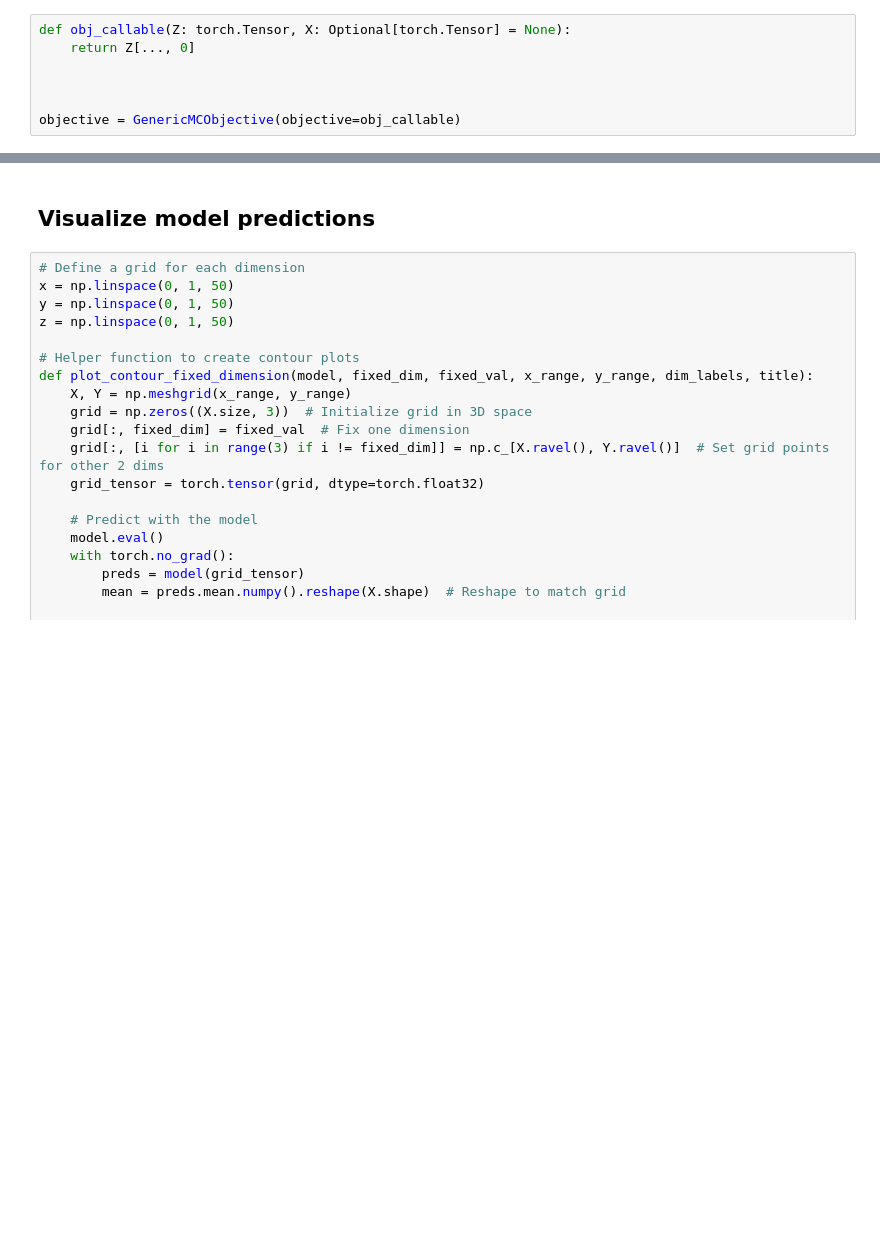
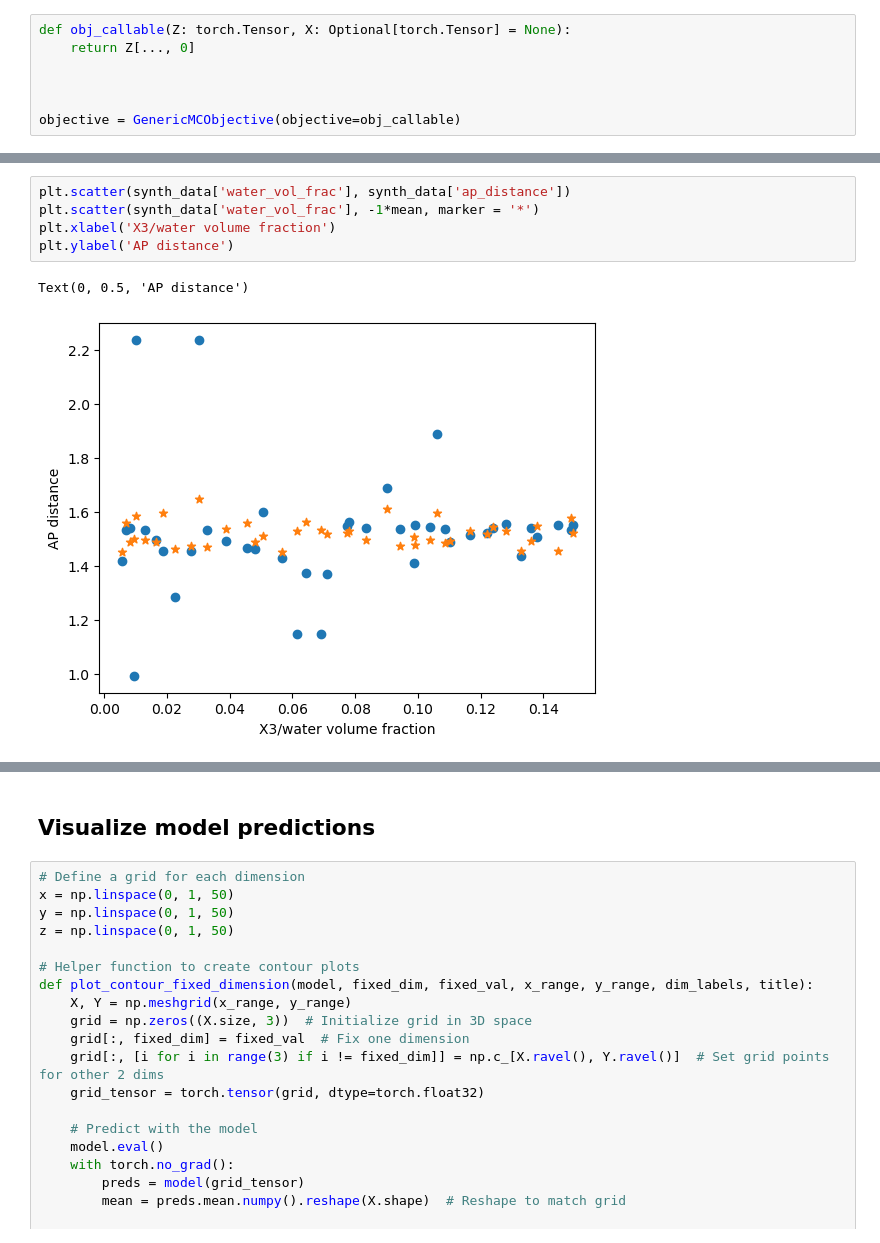
Before and after one commit to pozzo-research-group/silica-np-synthesis, a Jupyter notebook: OptimizationRound2/80nmTarget_round2/botorch_qLogNEI_generation_apdist.ipynb, the cells around one changed output, grey strips where cells are left out. Drawn from its saved outputs; the diff is of its cells as text; blank space fills up the shorter version.

```diff
--- a/OptimizationRound2/80nmTarget_round2/botorch_qLogNEI_generation_apdist.ipynb
+++ b/OptimizationRound2/80nmTarget_round2/botorch_qLogNEI_generation_apdist.ipynb
@@ -265,0 +280,8 @@ ax.plot(train_y, train_y)
+# %%
+plt.scatter(synth_data['water_vol_frac'], synth_data['ap_distance'])
+plt.scatter(synth_data['water_vol_frac'], -1*mean, marker = '*')
+plt.xlabel('X3/water volume fraction')
+plt.ylabel('AP distance')
+# %% [output]
+Text(0, 0.5, 'AP distance')
+[figure, added]
```
Also changed, not shown: parts of 18 cells of this notebook, 2 other files.
